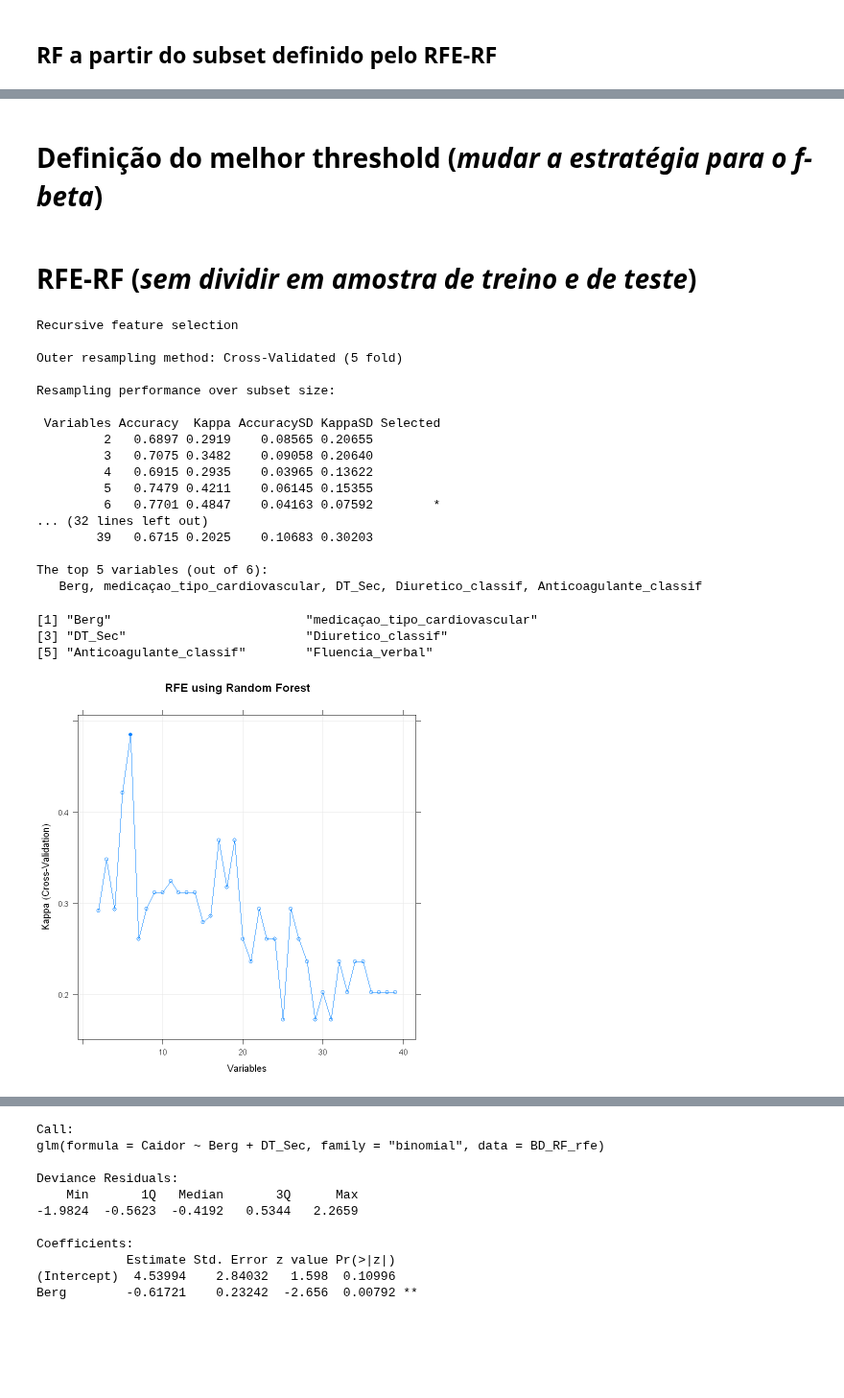
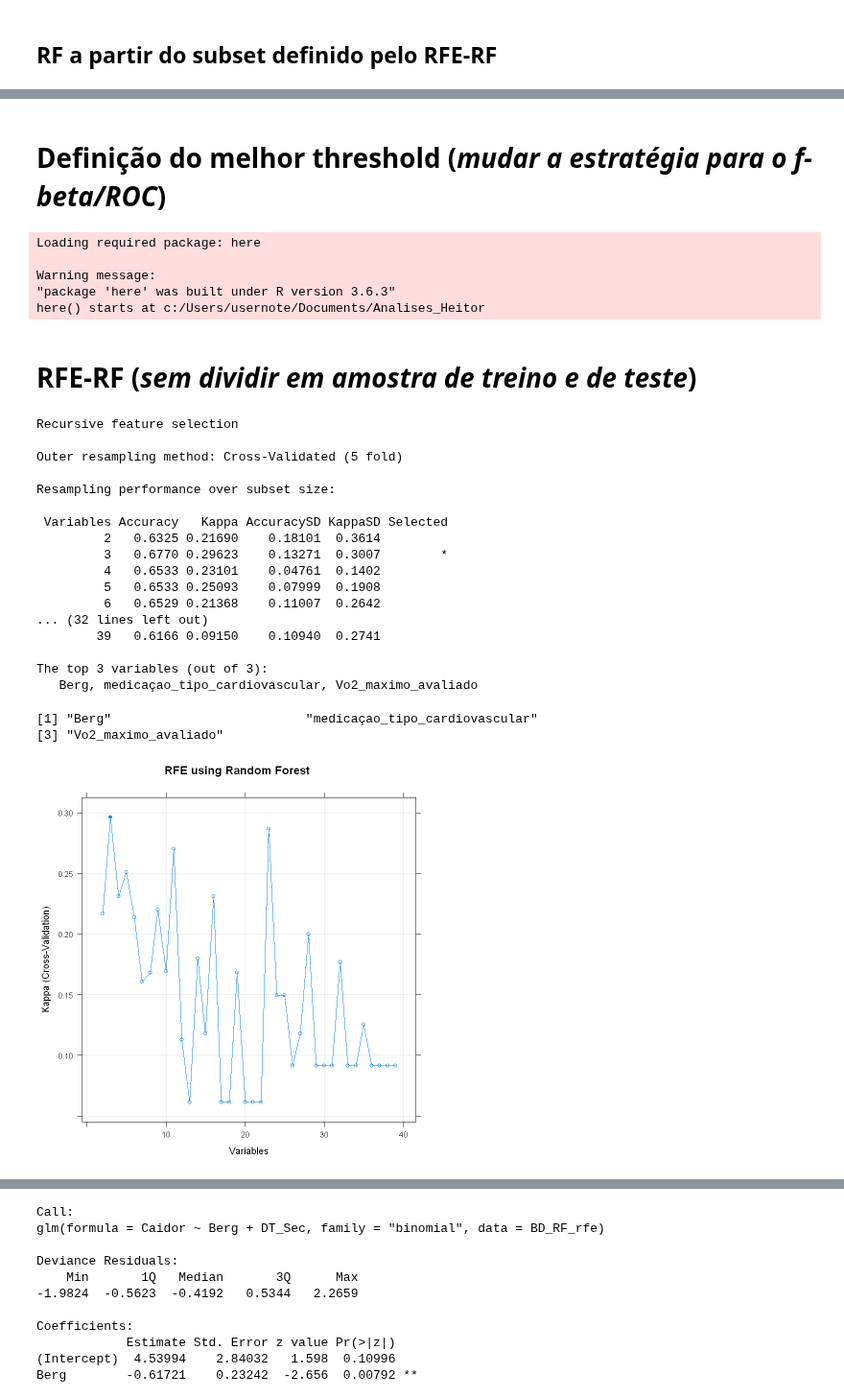
Before and after one commit to RenanBaltar/Analises_Heitor, a Jupyter notebook: Analise_Heitor_tese.ipynb, the cells around one changed output, grey strips where cells are left out. Shown at 96% size. Saved outputs shown, nothing was run; the diff lists cells and outputs as text; code cells hidden in the pictures; blank space fills up the shorter version.

```diff
--- a/Analise_Heitor_tese.ipynb
+++ b/Analise_Heitor_tese.ipynb
@@ -44,7 +40,10 @@ tibble [72 x 40] (S3: tbl_df/tbl/data.frame)
 # %%
 bd[] <- lapply(bd, as.factor) #Transforma todo o banco de dados em fator
 bd[,c("idade","Nivel_educacional","Tempo_doença","MMSE","Fluencia_verbal","Trilhas_A","Trilhas_b","GDS","FES_I","Vsaq","Vo2_maximo_avaliado","IMC","Dinamometria","Berg","STS","Flexibilidade_Ms","Flexibilidade_MI","TUG_sec","DT_Sec","DT_numero_animais","quantidade_total_de_medicação")] <- lapply(bd[,c("idade","Nivel_educacional","Tempo_doença","MMSE","Fluencia_verbal","Trilhas_A","Trilhas_b","GDS","FES_I","Vsaq","Vo2_maximo_avaliado","IMC","Dinamometria","Berg","STS","Flexibilidade_Ms","Flexibilidade_MI","TUG_sec","DT_Sec","DT_numero_animais","quantidade_total_de_medicação")], as.numeric)
-str(bd)
+str(bd) #Sim=2
+table(bd$Caidor)
+#Alterando a classe de referência (não -> sim)
+bd <- within(bd, Caidor <- relevel(Caidor, ref = "sim"))
 # %% [output]
 tibble [72 x 40] (S3: tbl_df/tbl/data.frame)
  $ Caidor                       : Factor w/ 2 levels "não","sim": 2 1 1 2 1 1 2 1 1 2 ...
@@ -744,5 +736,5 @@ Flexibilidade_MI                                      41.50
 # %% [markdown]
-# Definição do melhor threshold (*mudar a estratégia para o f-beta*)
+# Definição do melhor threshold (*mudar a estratégia para o f-beta/ROC*)
 # %%
 f1 <- function(ths){
 
@@ -762,7 +754,7 @@ f2 <- function(ths){
     return(ths[indexOfMin, "prob_threshold"])
 }
 # %%
-install.packages("here")
+#install.packages("here")
 require(here)
 #source(here('Modules','modules.R'))
 #set.seed(2)
@@ -777,46 +769,51 @@ require(here)
     #best_th = f2)
 
 #print(model$matrix)
+# %% [output]
+Loading required package: here
+
+Warning message:
+"package 'here' was built under R version 3.6.3"
+here() starts at c:/Users/usernote/Documents/Analises_Heitor
 # %% [markdown]
 # RFE-RF (*sem dividir em amostra de treino e de teste*)
 # %%
 #define the control using a random forest selection function
 #install.packages("caret")
 #require(caret)
 #install.packages("e1071")
 #require(e1071)
 #install.packages("randomForest")
 #require(randomForest)
-set.seed(1)
+set.seed(12)
 control2 <- rfeControl(functions=rfFuncs, method="cv", number=5)
-set.seed(2)
-results <- rfe(BD[,2:40], BD[[1]], sizes=c(2:40),rfeControl=control2,metric="Kappa")
-print(results)
+set.seed(22)
+results2 <- rfe(BD[,2:40], BD[[1]], sizes=c(2:40),rfeControl=control2,metric="Kappa")
+print(results2)
 #list the chosen features
-predictors(results)
+predictors(results2)
 #plot the results
-plot(results, type=c("g", "o"),main="RFE using Random Forest")
+plot(results2, type=c("g", "o"),main="RFE using Random Forest")
 # %% [output]
 Recursive feature selection
 
 Outer resampling method: Cross-Validated (5 fold)
 
 Resampling performance over subset size:
 
- Variables Accuracy  Kappa AccuracySD KappaSD Selected
-         2   0.6897 0.2919    0.08565 0.20655
-         3   0.7075 0.3482    0.09058 0.20640
-         4   0.6915 0.2935    0.03965 0.13622
-         5   0.7479 0.4211    0.06145 0.15355
-         6   0.7701 0.4847    0.04163 0.07592        *
+ Variables Accuracy   Kappa AccuracySD KappaSD Selected
+         2   0.6325 0.21690    0.18101  0.3614
+         3   0.6770 0.29623    0.13271  0.3007        *
+         4   0.6533 0.23101    0.04761  0.1402
+         5   0.6533 0.25093    0.07999  0.1908
+         6   0.6529 0.21368    0.11007  0.2642
 ... (32 lines left out)
-        39   0.6715 0.2025    0.10683 0.30203
+        39   0.6166 0.09150    0.10940  0.2741
 
-The top 5 variables (out of 6):
-   Berg, medicaçao_tipo_cardiovascular, DT_Sec, Diuretico_classif, Anticoagulante_classif
+The top 3 variables (out of 3):
+   Berg, medicaçao_tipo_cardiovascular, Vo2_maximo_avaliado
 [1] "Berg"                          "medicaçao_tipo_cardiovascular"
-[3] "DT_Sec"                        "Diuretico_classif"
-[5] "Anticoagulante_classif"        "Fluencia_verbal"
+[3] "Vo2_maximo_avaliado"
-[figure, old version]
+[figure, new version]
 # %%
 BD_RF_rfe<- BD[,c("Caidor","Berg",
```
Also changed, not shown: parts of 26 cells of this notebook.
